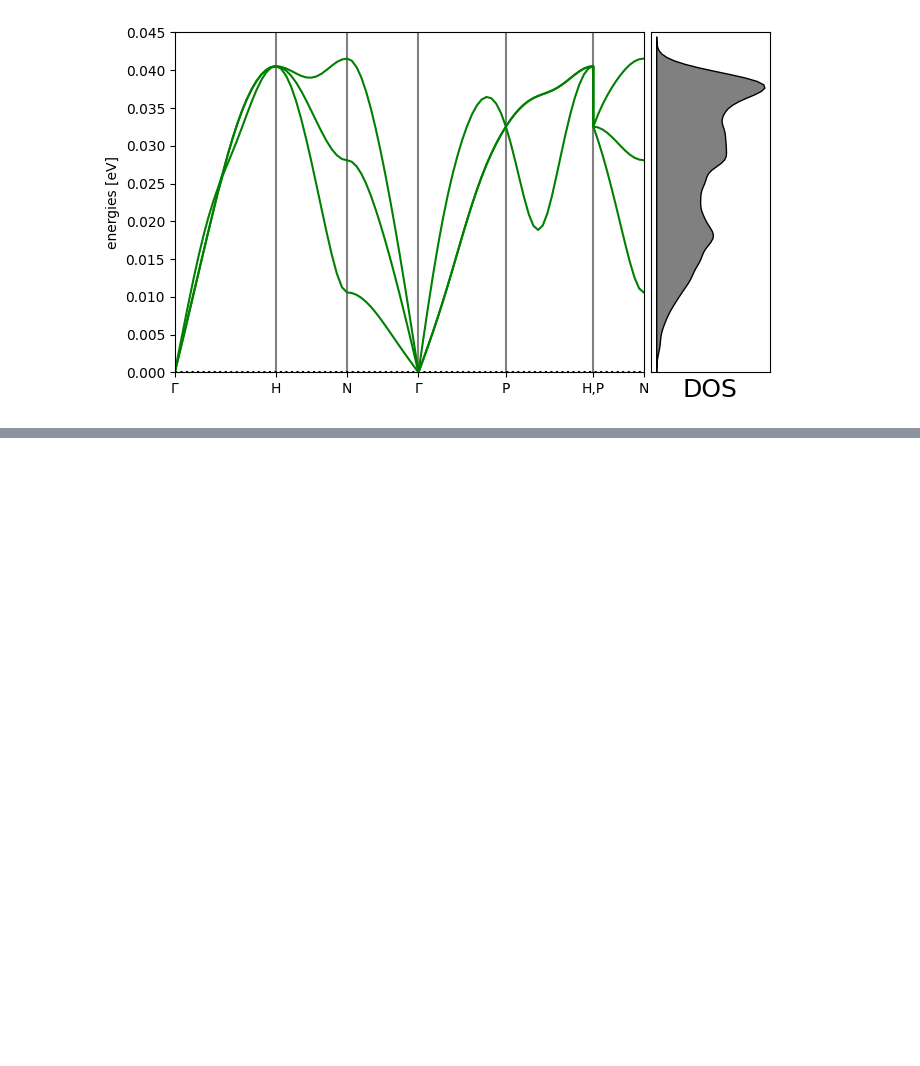
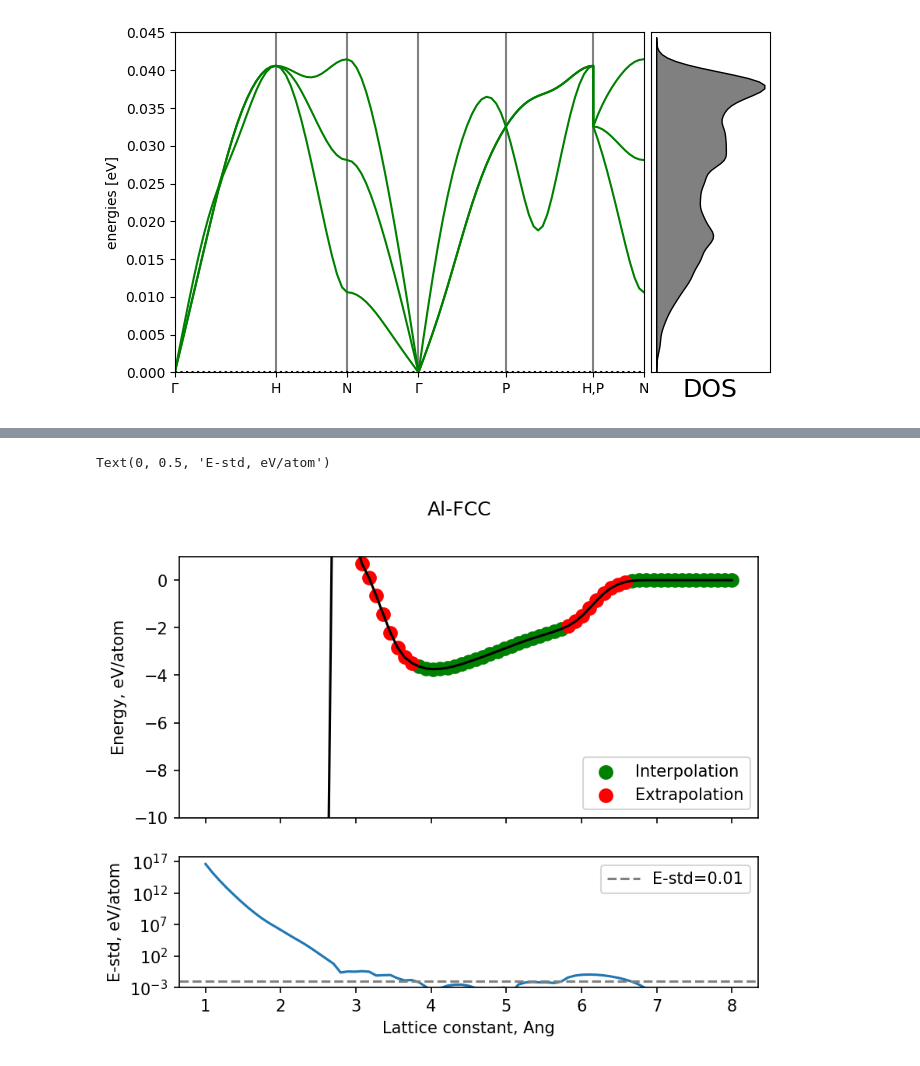
Before and after one commit to ICAMS/grace-tutorial, a Jupyter notebook: 1-AlLi-GRACE-2LAYER/2-python-ase/Al-Li.ipynb, the cells around one changed output, grey strips where cells are left out. Cells and saved outputs as stored; diff of their text form; code cells hidden in the pictures; blank space fills up the shorter version.

```diff
--- a/1-AlLi-GRACE-2LAYER/2-python-ase/Al-Li.ipynb
+++ b/1-AlLi-GRACE-2LAYER/2-python-ase/Al-Li.ipynb
@@ -141,0 +156,48 @@ Text(0.5, 0, 'DOS')
+# %%
+a_list=np.linspace(1.0, 8, num=75)
+
+energy_list=[]
+estd_list=[]
+
+for a in a_list:
+    at = bulk(element,"fcc",a=a)
+    at.calc=calc_ens
+
+    e=at.get_potential_energy()
+    estd=at.calc.results['energy_std']
+
+    energy_list.append(e)
+    estd_list.append(estd)
+# %%
+estd_list=np.array(estd_list)
+energy_list=np.array(energy_list)
+# %%
+e_std_threshold = 10.e-3
+# %%
+mask = estd_list<e_std_threshold
+# %%
+fig, axs= plt.subplots(nrows=2, ncols=1, sharex=True, height_ratios = [2,1], dpi=150)
+
+fig.suptitle(element+"-FCC")
+#### energy ###
+axs[0].plot(a_list, energy_list, color='black')
+axs[0].scatter(a_list[mask], energy_list[mask], lw=3, color="green", label='Interpolation')
+axs[0].scatter(a_list[~mask], energy_list[~mask], lw=3, color="red", label='Extrapolation')
+
+axs[0].legend()
+# axs[0].set_yscale('symlog')
+axs[0].set_ylabel("Energy, eV/atom")
+axs[0].set_ylim(-10,1)
+#### gamma ###
+axs[1].plot(a_list, estd_list)
+axs[1].set_yscale('log');
+axs[1].set_xlabel("Lattice constant, Ang")
+
+
+axs[1].axhline(e_std_threshold, ls='--', color='gray', label=f'E-std={e_std_threshold}')
+axs[1].legend()
+axs[1].set_ylim(min(0.1,0.1*e_std_threshold), None)
+axs[1].set_ylabel("E-std, eV/atom")
+# %% [output]
+Text(0, 0.5, 'E-std, eV/atom')
+[figure, added]
```
Also changed, not shown: parts of 10 cells of this notebook, 25 other files.
